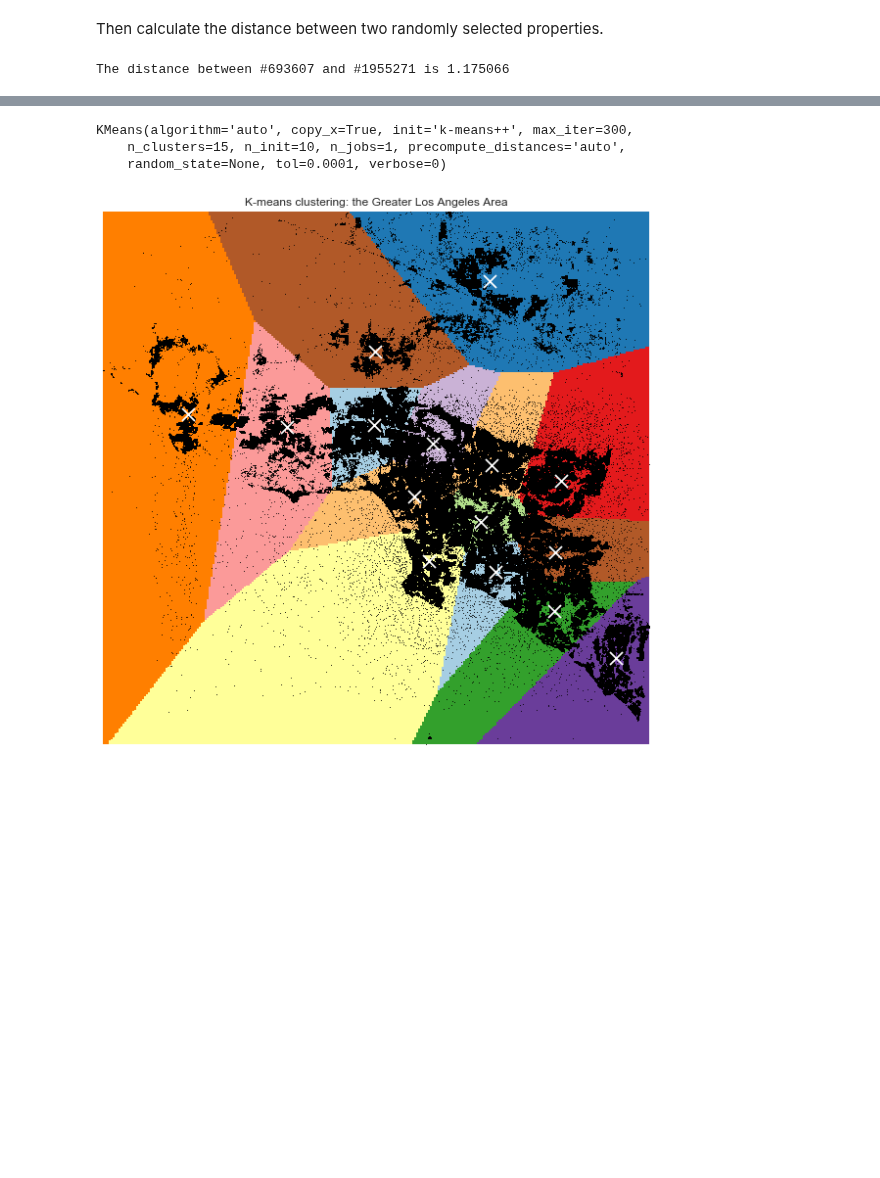
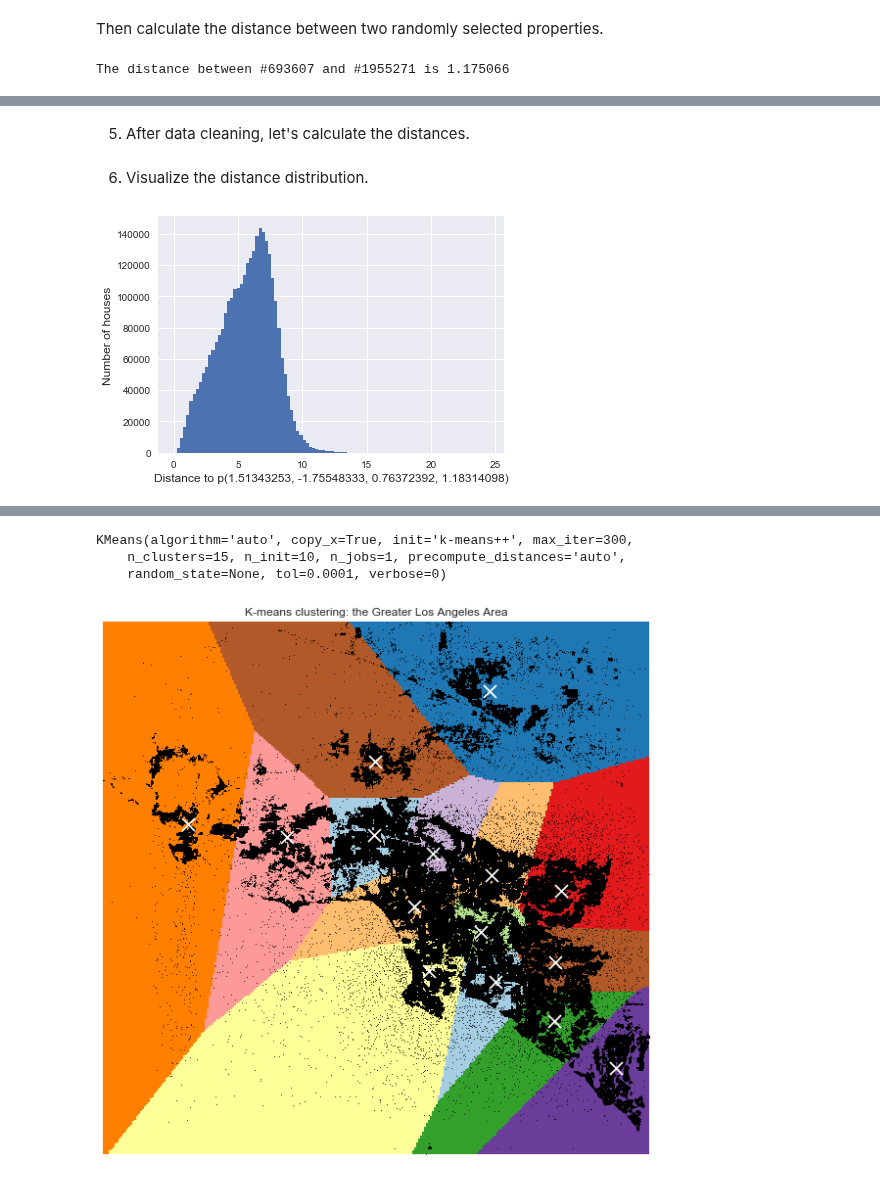
Before and after one commit to caitaozhan/CSE519-Homework-Project, a Jupyter notebook: HW3/HW3.ipynb, the cells around one changed output, grey strips where cells are left out. Drawn from its saved outputs; the diff is of its cells as text; code cells hidden in the pictures; blank space fills up the shorter version.

```diff
--- a/HW3/HW3.ipynb
+++ b/HW3/HW3.ipynb
@@ -364,0 +404,2 @@ del df_house16_clean                                 # release memory
+# %%
+df_house16_clean = copy.deepcopy(df_house16)
@@ -364,0 +408,3 @@ del df_house16_clean                                 # release memory
+# %%
+feature_list_ad = ['longitude', 'latitude', 'calculatedfinishedsquarefeet', 'yearbuilt']
+df_house16_clean = df_house16_clean[feature_list_ad]
@@ -364,0 +417,3 @@ del df_house16_clean                                 # release memory
+# %%
+df_house16_clean.calculatedfinishedsquarefeet = np.log(df_house16_clean.calculatedfinishedsquarefeet)
+z_score_norm(df_house16_clean, feature_list_ad)
@@ -364,0 +429,31 @@ del df_house16_clean                                 # release memory
+# %% [markdown]
+5) After data cleaning, let's calculate the distances.
+# %%
+size  = df_house16_clean.shape[0]         # size = 2985217
+mat   = df_house16_clean.as_matrix()      # transform to matrix, this way is faster.
+index = random.randint(0,size)            # a random index
+p     = mat[index]                        # pick a random property P
+
+array_dis = np.zeros(shape=(size,))       # an array to store the distances of $P$ to every property
+
+for i in range(size):
+    row = mat[i]
+    array_dis[i] = pairwise_distance_advance(p, row)  # call the distance function
+# %% [markdown]
+6) Visualize the distance distribution.
+# %%
+df_dis = pd.DataFrame(array_dis, columns=['distance'])      # from array to dataframe
+df_result = pd.concat([df_house16_clean, df_dis], axis=1)   # insert the distances into df_house16_clean
+
+# Plot. Histogram of distance
+num_bins = 100
+ax = plt.subplot()
+n, bins, patches = ax.hist(df_result.distance, num_bins)
+
+ax.set_xlabel('Distance to p(1.51343253, -1.75548333, 0.76372392, 1.18314098)', fontsize=12)
+ax.set_ylabel('Number of houses', fontsize=12)
+
+plt.tight_layout()
+plt.show()
+# %% [output]
+[figure, added]
```
Also changed, not shown: parts of 41 cells of this notebook.
